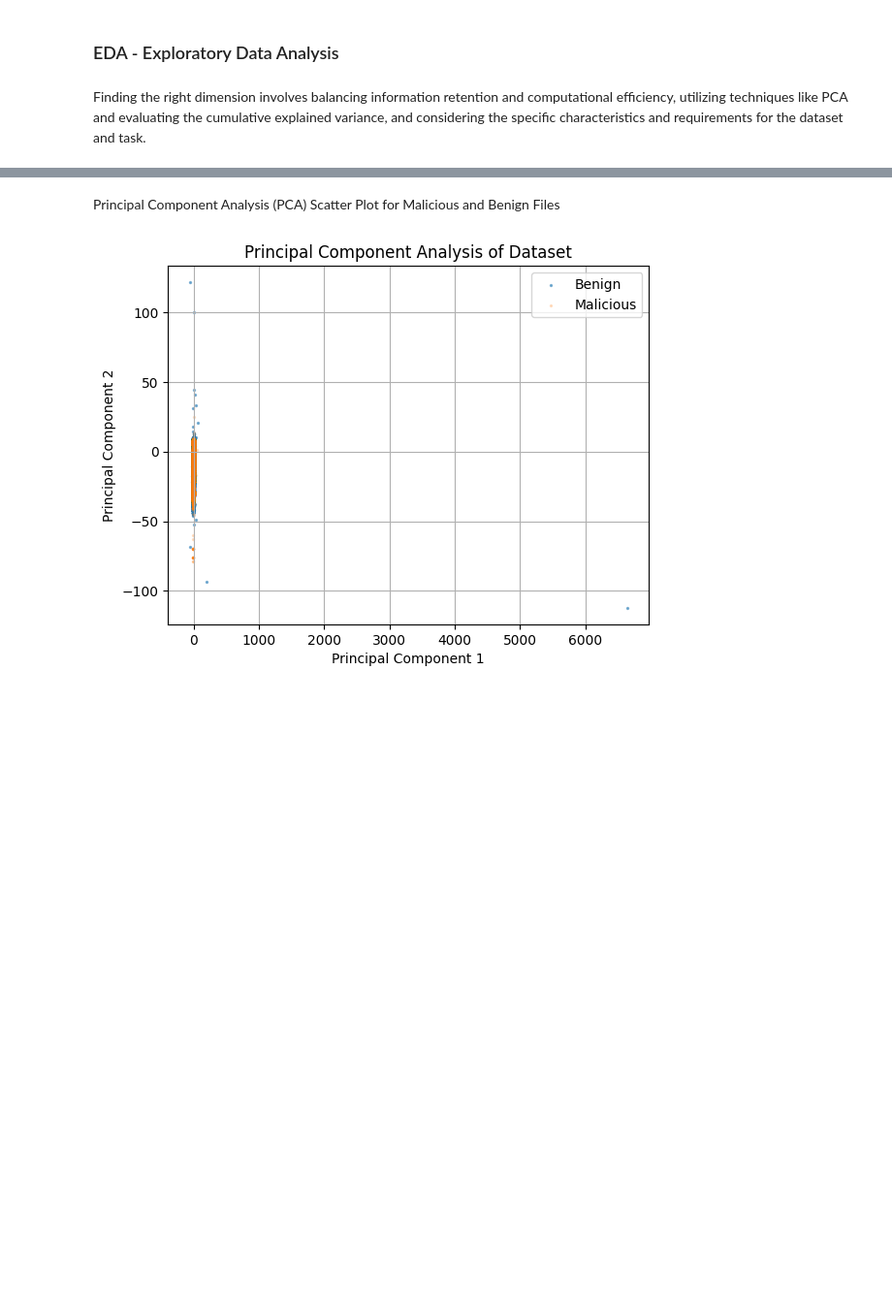
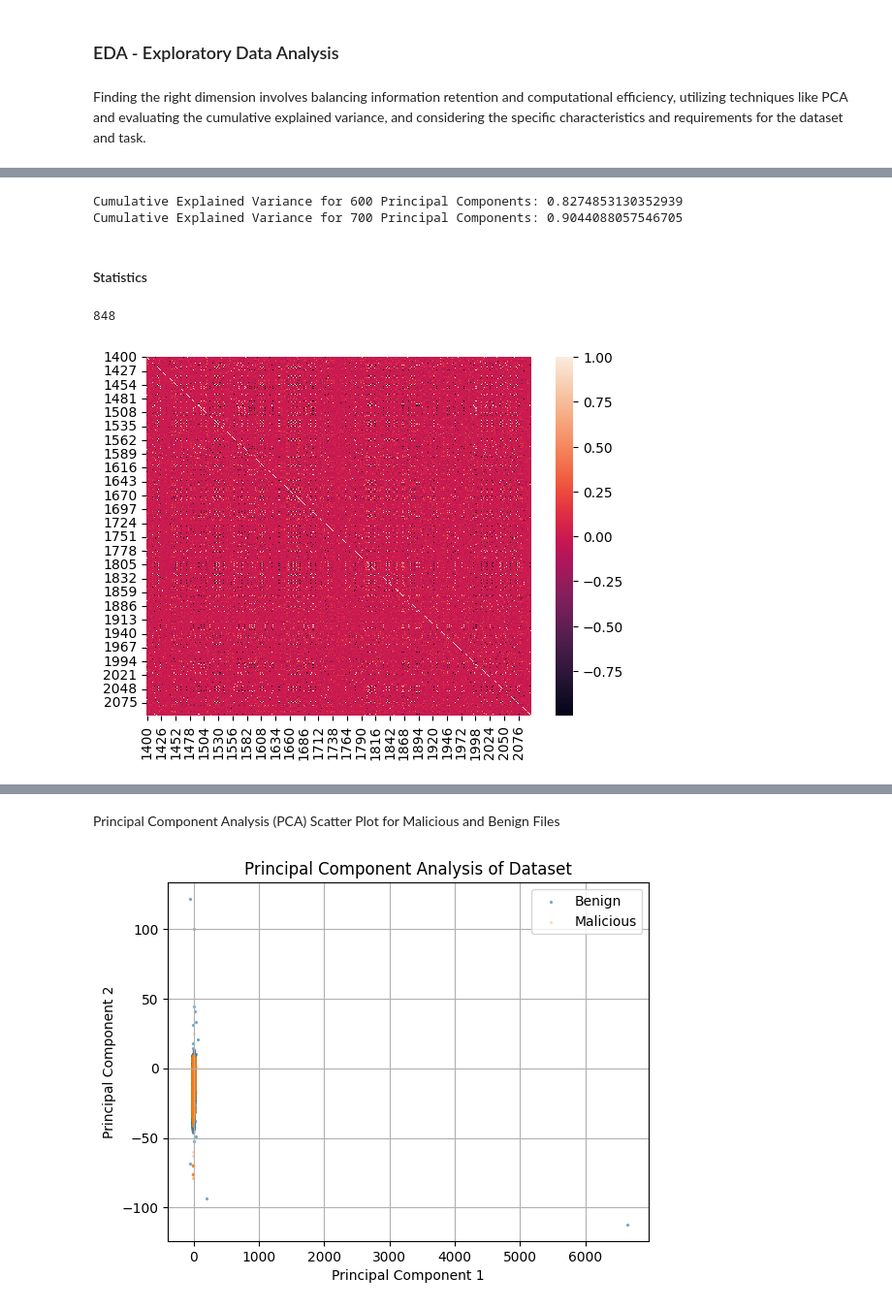
Before and after one commit to DanielFadlon/LWSM, a Jupyter notebook: LWSM.ipynb, the cells around one changed output, grey strips where cells are left out. Shown at 97% size. Cells and saved outputs as stored; diff of their text form; code cells hidden in the pictures; blank space fills up the shorter version.

```diff
--- a/LWSM.ipynb
+++ b/LWSM.ipynb
@@ -401,3 +272,8 @@ plt.show()
 # %%
-print(f'Cumulative Explained Variance for 600 Principal Components: {cumulative_explained_variance[600]}')
-print(f'Cumulative Explained Variance for 700 Principal Components: {cumulative_explained_variance[700]}')
+print(f'Cumulative Explained Variance for 600 Principal Components: {cumulative_explained_variance[700]}')
+print(f'Cumulative Explained Variance for 700 Principal Components: {cumulative_explained_variance[1000]}')
+# %% [output]
+Cumulative Explained Variance for 600 Principal Components: 0.8274853130352939
+Cumulative Explained Variance for 700 Principal Components: 0.9044088057546705
+# %% [markdown]
+#### Statistics
@@ -403,0 +393,11 @@ print(f'Cumulative Explained Variance for 700 Principal Components: {cumulative_
+# %%
+corrs_lst = __get_features_correlations(X_train)
+# %%
+__count_high_correlated_features(corrs_lst, th=0.9)
+# %% [output]
+848
+# %%
+sns.heatmap(corrs_lst[2])
+plt.show()
+# %% [output]
+[figure, added]
```
Also changed, not shown: parts of 146 cells of this notebook.
